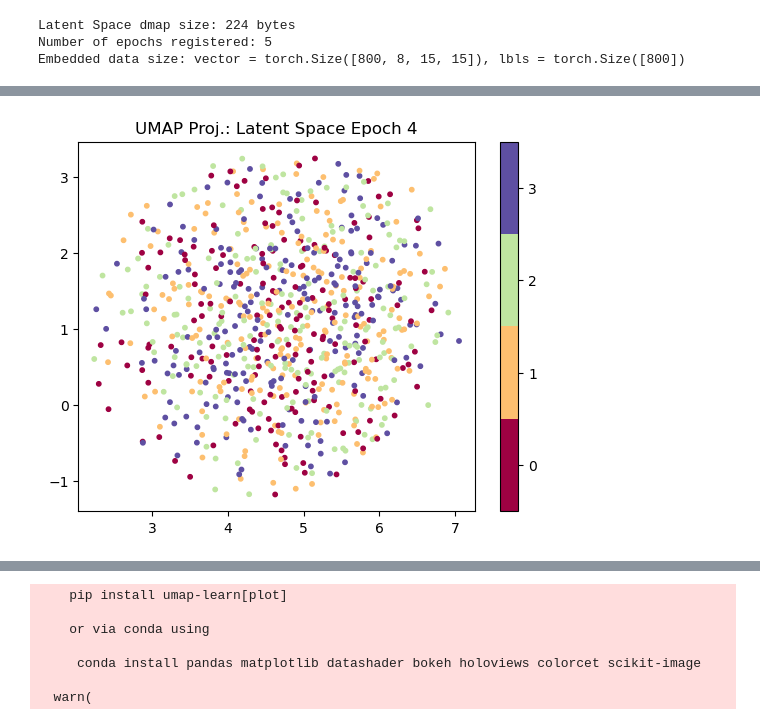
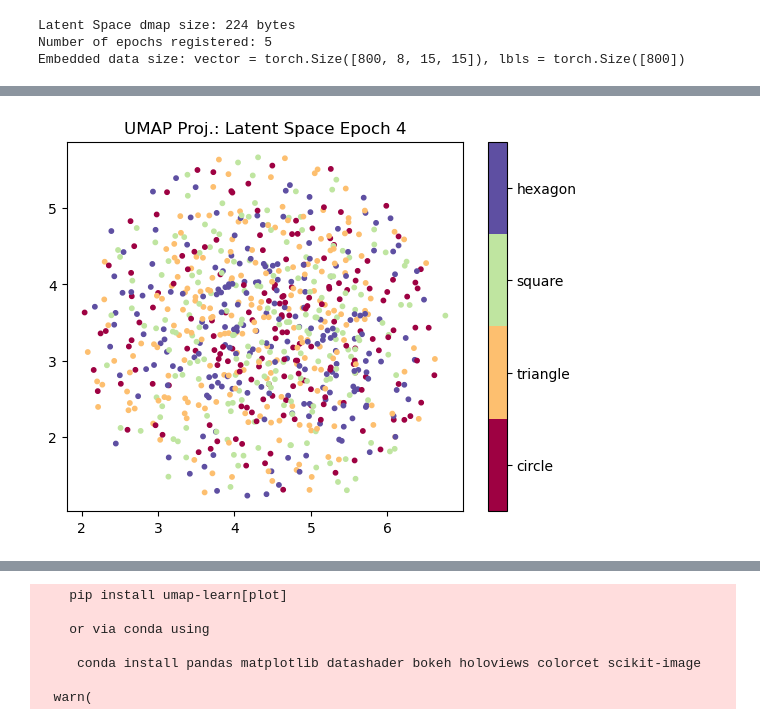
Before and after one commit to EdoardoGiancarli/LearningCodedMasks, a Jupyter notebook: SparkLab/demo_umap_latentSpaceVisualisation.ipynb, the cells around one changed output, grey strips where cells are left out. Drawn from its saved outputs; the diff is of its cells as text; code cells hidden in the pictures.

Commit message:
defined latent methods

```diff
--- a/SparkLab/demo_umap_latentSpaceVisualisation.ipynb
+++ b/SparkLab/demo_umap_latentSpaceVisualisation.ipynb
@@ -64,19 +111,20 @@ np_emb: dict[int, NDArray] = manage_embedded_data(latent_dmap)
 
 epoch_latent_vector, epoch_lbls = np_emb[EPOCH]
 # %%
-import umap
+CLASS_NAMES: dict[int, str] = {
+    0: 'circle',
+    1: 'triangle',
+    2: 'square',
+    3: 'hexagon',
+}
 
 N_NEIGHBORS: int = 15
-N_COMPONENTS: int = 2
 MIN_DIST: float = 0.1
-METRIC: str = 'euclidean'
-METRIC_KWDS : dict[str, Any] = {}
+KWDS : dict[str, Any] = {}
 
-
-reducer = umap.UMAP(
+embedding = UMAP_dim_reducer(
+    data=epoch_latent_vector,
     n_neighbors=N_NEIGHBORS,
-    n_components=N_COMPONENTS,
     min_dist=MIN_DIST,
-    metric=METRIC,
-    metric_kwds=METRIC_KWDS,
+    **KWDS,
 )
@@ -103,13 +140,18 @@ plt.show()
 # %%
 EPOCH: int = 4
 
 epoch_latent_vector, epoch_lbls = np_emb[EPOCH]
-embedding = reducer.fit_transform(epoch_latent_vector)
-
-plt.scatter(embedding[:, 0], embedding[:, 1], c=epoch_lbls, cmap='Spectral', s=10)
-plt.gca().set_aspect('equal', 'datalim')
-plt.colorbar(boundaries=np.arange(5)-0.5).set_ticks(np.arange(4))
-plt.title(f'UMAP Proj.: Latent Space Epoch {EPOCH}', fontsize=12)
-plt.show()
+embedding = UMAP_dim_reducer(
+    data=epoch_latent_vector,
+    n_neighbors=N_NEIGHBORS,
+    min_dist=MIN_DIST,
+    **KWDS,
+)
+plot_latent_space(
+    embedding=embedding,
+    title=f'UMAP Proj.: Latent Space Epoch {EPOCH}',
+    labels=epoch_lbls,
+    labels_map=CLASS_NAMES,
+)
 # %% [output]
-[figure, old version]
+[figure, new version]
```
Also changed, not shown: parts of 6 cells of this notebook.
